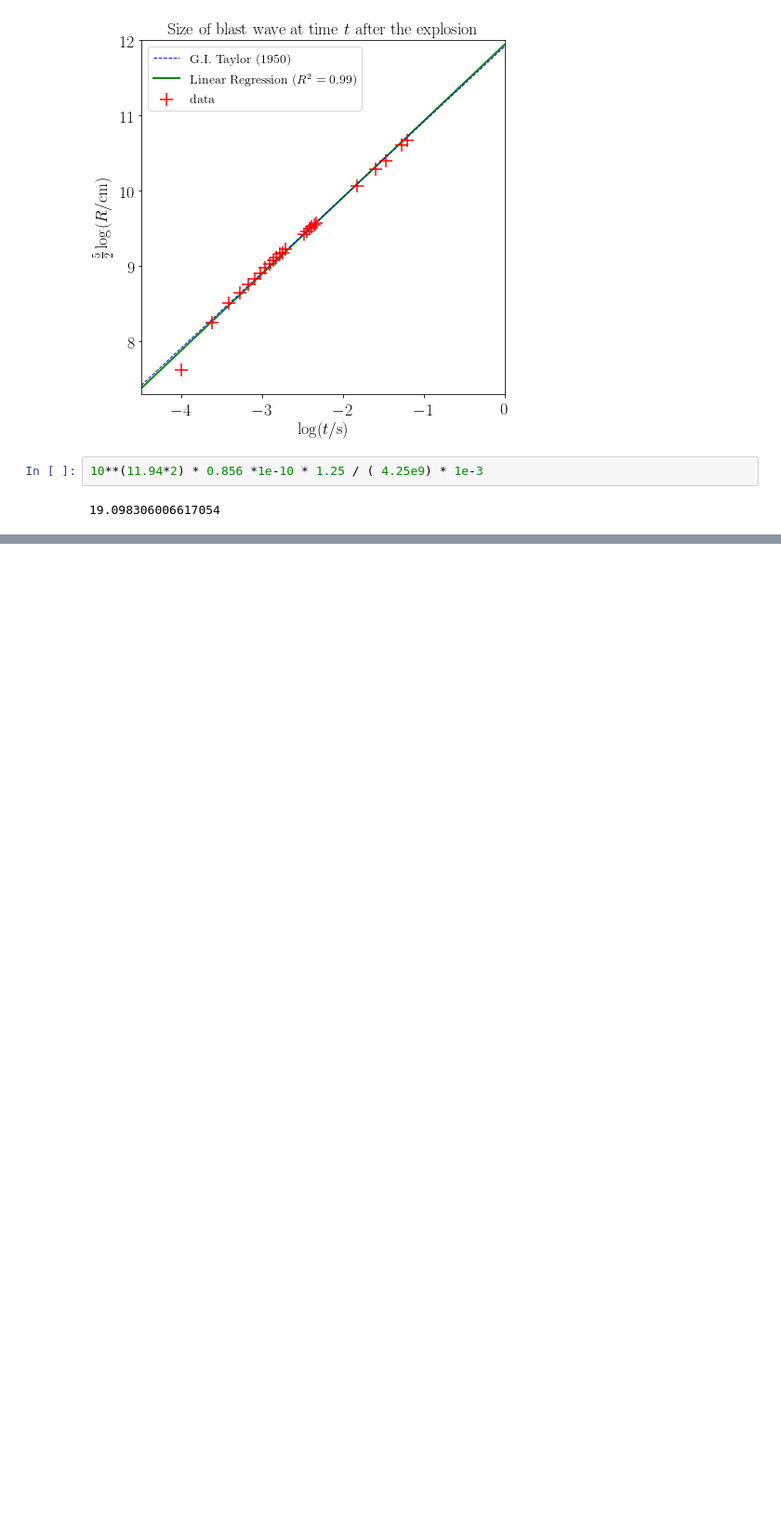
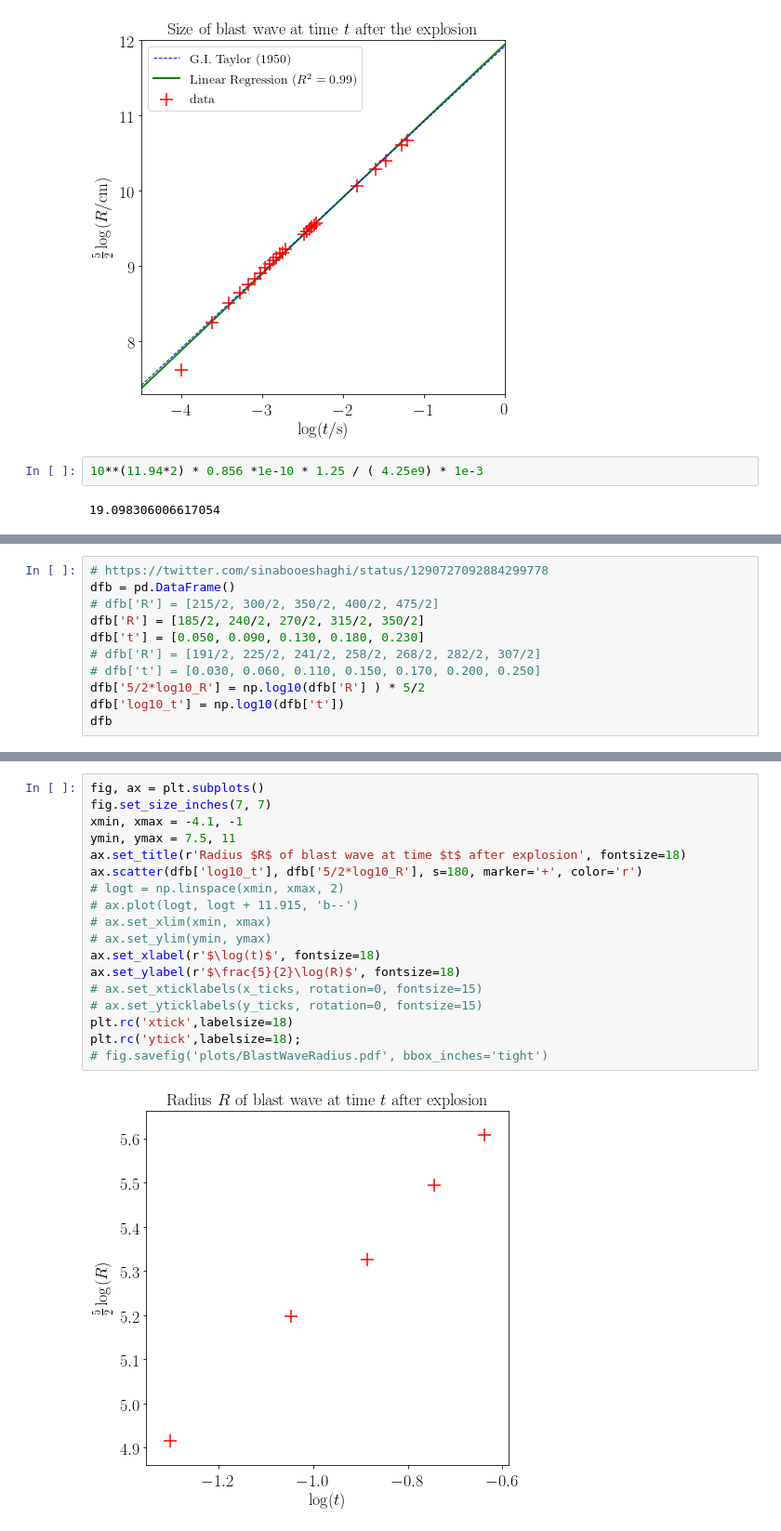
Before and after one commit to jsdiazpo/Physics-Digressions, a Jupyter notebook: Trinity-Test.ipynb, the cells around one changed output, grey strips where cells are left out. Shown: that part at 93% size. Saved outputs shown, nothing was run; the diff lists cells and outputs as text; blank space fills up the shorter version.

```diff
--- a/Trinity-Test.ipynb
+++ b/Trinity-Test.ipynb
@@ -111,0 +118,11 @@ fig.savefig('plots/BlastWaveSize.pdf', bbox_inches='tight')
+# %%
+# https://twitter.com/sinabooeshaghi/status/1290727092884299778
+dfb = pd.DataFrame()
+# dfb['R'] = [215/2, 300/2, 350/2, 400/2, 475/2]
+dfb['R'] = [185/2, 240/2, 270/2, 315/2, 350/2]
+dfb['t'] = [0.050, 0.090, 0.130, 0.180, 0.230]
+# dfb['R'] = [191/2, 225/2, 241/2, 258/2, 268/2, 282/2, 307/2]
+# dfb['t'] = [0.030, 0.060, 0.110, 0.150, 0.170, 0.200, 0.250]
+dfb['5/2*log10_R'] = np.log10(dfb['R'] ) * 5/2
+dfb['log10_t'] = np.log10(dfb['t'])
+dfb
@@ -111,0 +136,20 @@ fig.savefig('plots/BlastWaveSize.pdf', bbox_inches='tight')
+# %%
+fig, ax = plt.subplots()
+fig.set_size_inches(7, 7)
+xmin, xmax = -4.1, -1
+ymin, ymax = 7.5, 11
+ax.set_title(r'Radius $R$ of blast wave at time $t$ after explosion', fontsize=18)
+ax.scatter(dfb['log10_t'], dfb['5/2*log10_R'], s=180, marker='+', color='r')
+# logt = np.linspace(xmin, xmax, 2)
+# ax.plot(logt, logt + 11.915, 'b--')
+# ax.set_xlim(xmin, xmax)
+# ax.set_ylim(ymin, ymax)
+ax.set_xlabel(r'$\log(t)$', fontsize=18)
+ax.set_ylabel(r'$\frac{5}{2}\log(R)$', fontsize=18)
+# ax.set_xticklabels(x_ticks, rotation=0, fontsize=15)
+# ax.set_yticklabels(y_ticks, rotation=0, fontsize=15)
+plt.rc('xtick',labelsize=18)
+plt.rc('ytick',labelsize=18);
+# fig.savefig('plots/BlastWaveRadius.pdf', bbox_inches='tight')
+# %% [output]
+[figure, added]
```
Also changed, not shown: parts of 16 cells of this notebook.
